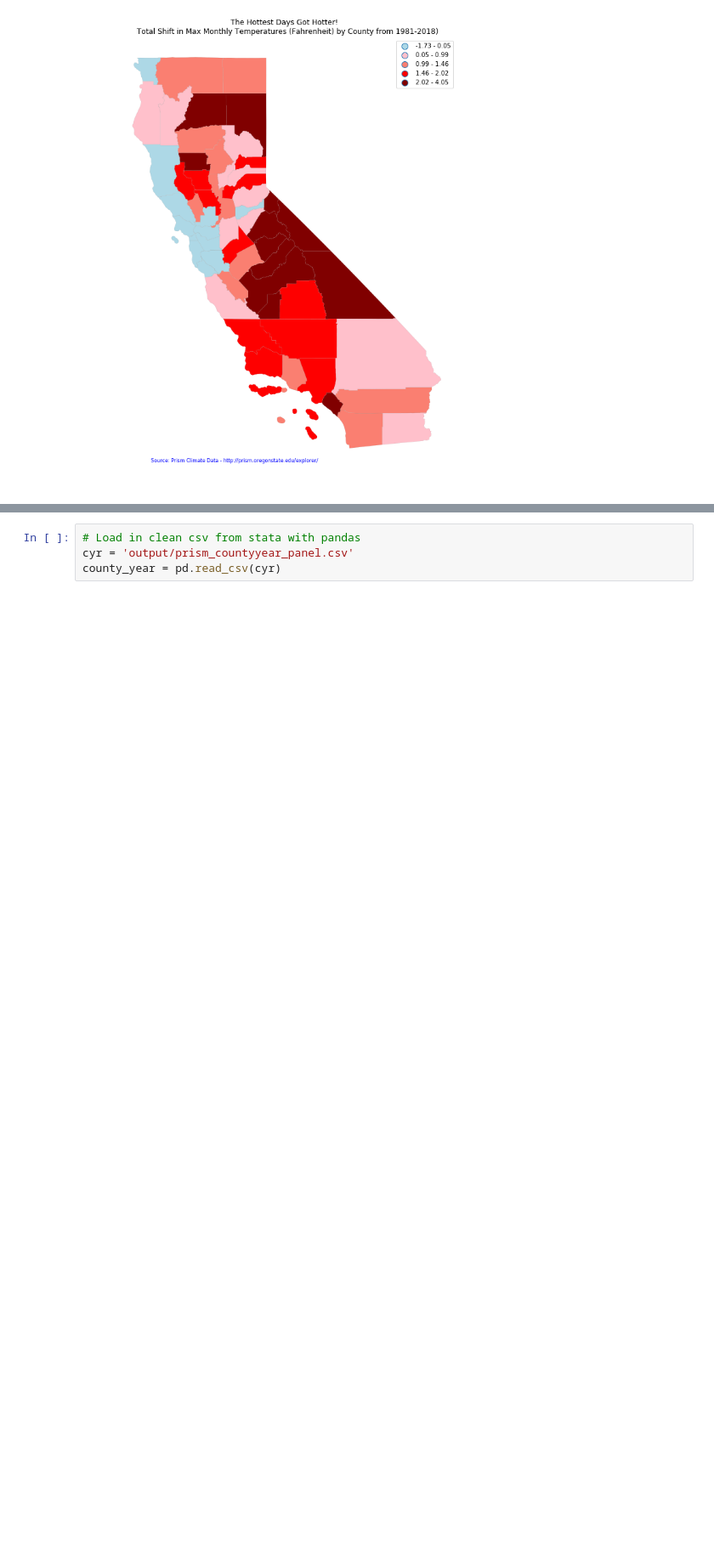
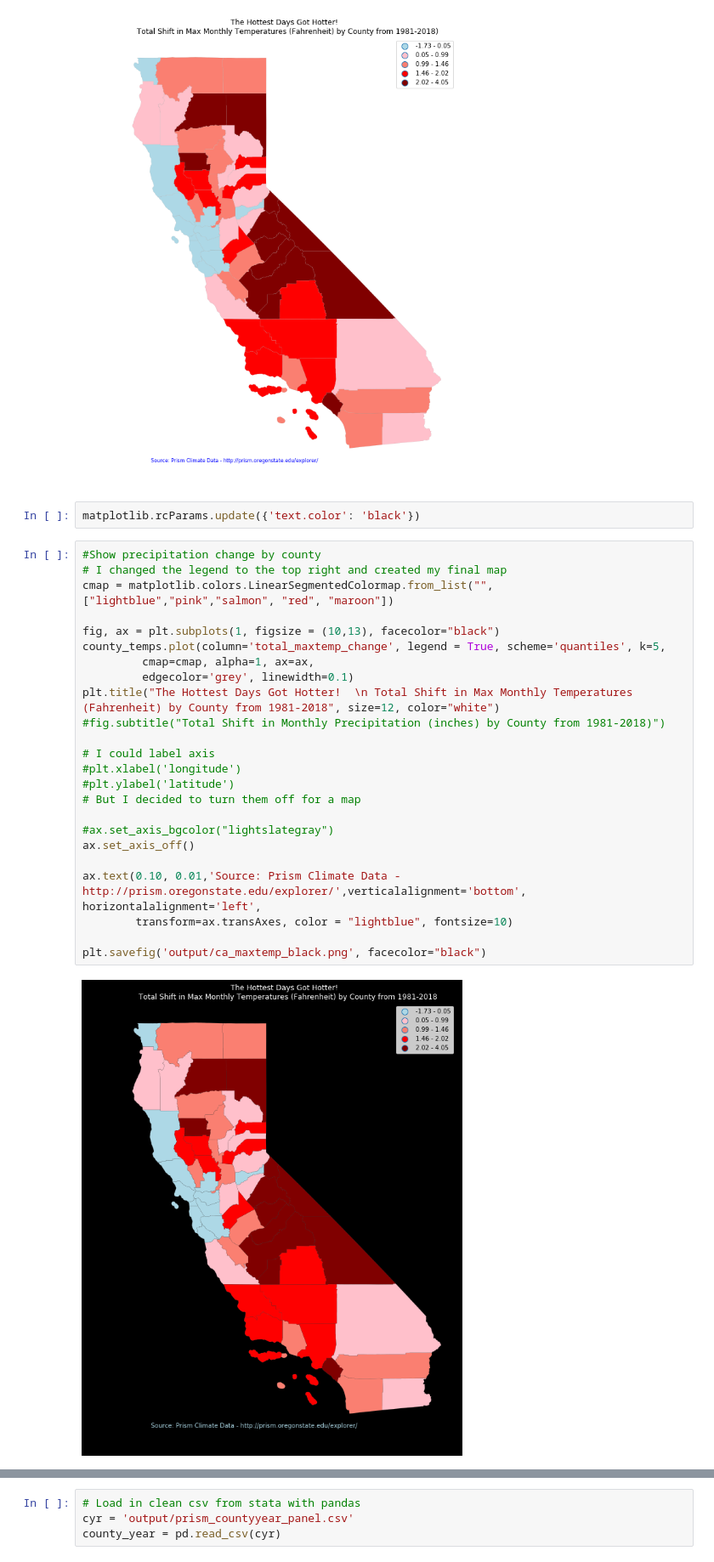
Before and after one commit to tabinda-s/climate4policy, a Jupyter notebook: final_analysis/Cali_maps2.ipynb, the cells around one changed output, grey strips where cells are left out. Shown at 85% size. Cells and saved outputs as stored; diff of their text form; blank space fills up the shorter version.

Commit message:
add all black charts

```diff
--- a/final_analysis/Cali_maps2.ipynb
+++ b/final_analysis/Cali_maps2.ipynb
@@ -214,3 +214,31 @@ plt.show()
 # I saved the image into the working directory to send around
 # %% [output]
 [figure]
+# %%
+matplotlib.rcParams.update({'text.color': 'black'})
+# %%
+#Show precipitation change by county
+# I changed the legend to the top right and created my final map
+cmap = matplotlib.colors.LinearSegmentedColormap.from_list("", ["lightblue","pink","salmon", "red", "maroon"])
+
+fig, ax = plt.subplots(1, figsize = (10,13), facecolor="black")
+county_temps.plot(column='total_maxtemp_change', legend = True, scheme='quantiles', k=5,
+         cmap=cmap, alpha=1, ax=ax,
+         edgecolor='grey', linewidth=0.1)
+plt.title("The Hottest Days Got Hotter!  \n Total Shift in Max Monthly Temperatures (Fahrenheit) by County from 1981-2018", size=12, color="white")
+#fig.subtitle("Total Shift in Monthly Precipitation (inches) by County from 1981-2018)")
+
+# I could label axis
+#plt.xlabel('longitude')
+#plt.ylabel('latitude')
+# But I decided to turn them off for a map
+
+#ax.set_axis_bgcolor("lightslategray")
+ax.set_axis_off()
+
+ax.text(0.10, 0.01,'Source: Prism Climate Data - http://prism.oregonstate.edu/explorer/',verticalalignment='bottom', horizontalalignment='left',
+        transform=ax.transAxes, color = "lightblue", fontsize=10)
+
+plt.savefig('output/ca_maxtemp_black.png', facecolor="black")
+# %% [output]
+[figure, added]
```
Also changed, not shown: parts of 2 cells of this notebook, 9 other files.
